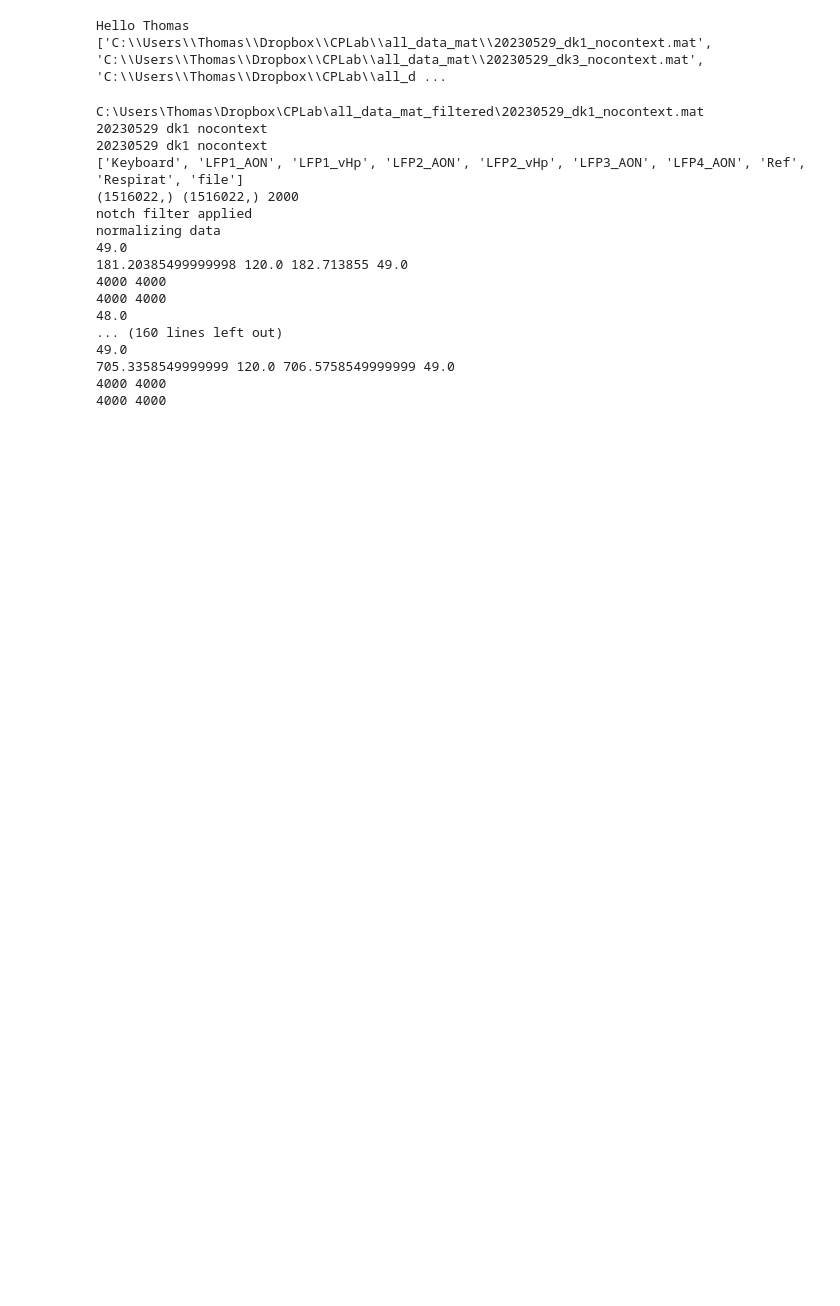
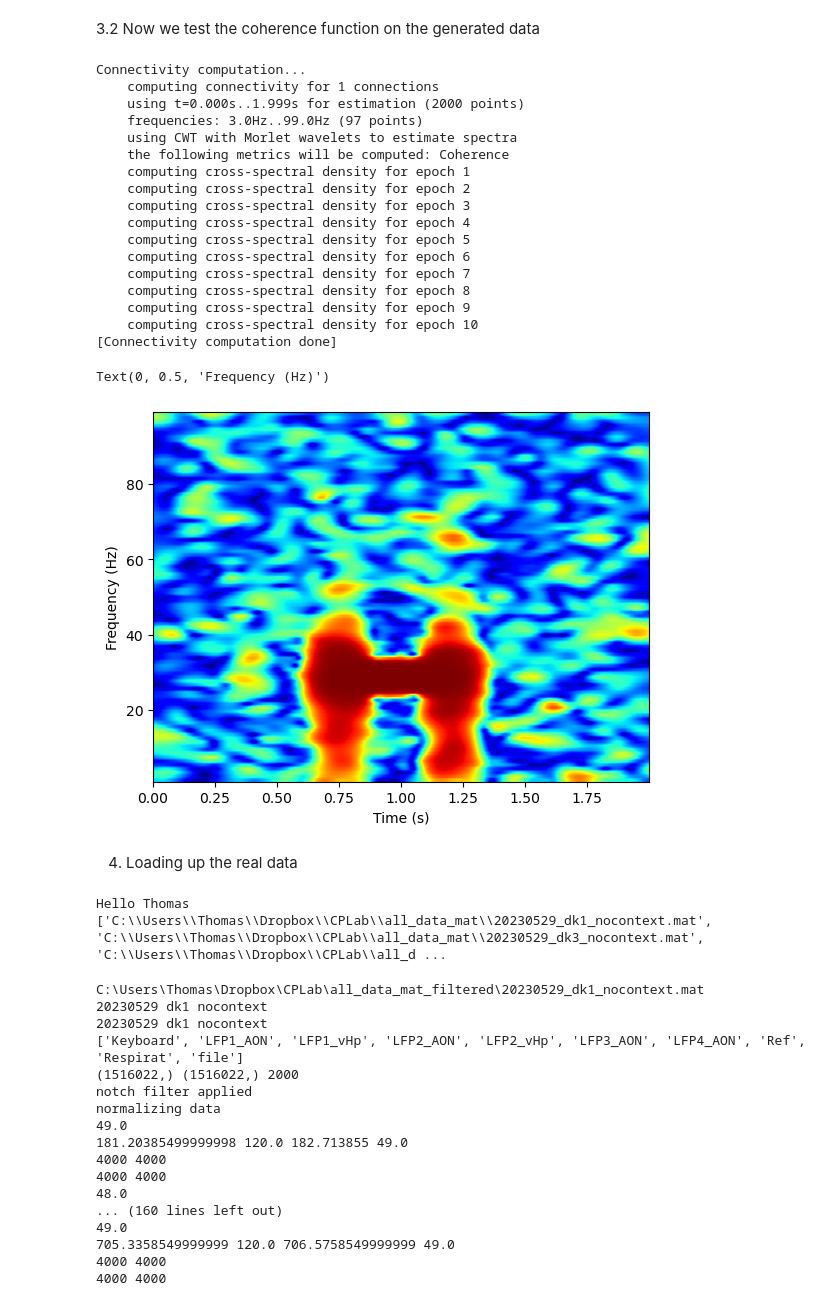
Before and after one commit to namanagrawal97/cpl_analysis_naman, a Jupyter notebook: 03_coherence_using_mne.ipynb, the cells around one changed output. Saved outputs shown, nothing was run; the diff lists cells and outputs as text; code cells hidden in the pictures; blank space fills up the shorter version.

```diff
--- a/03_coherence_using_mne.ipynb
+++ b/03_coherence_using_mne.ipynb
@@ -39,3 +67,40 @@ importlib.reload(spectrogram_plotting_functions)
+# %% [markdown]
+3.2 Now we test the coherence function on the generated data
+# %%
+freqs = np.arange(1,100)
+n_cycles = freqs/2
+con = mne_connectivity.spectral_connectivity_epochs(epochs, method='coh', sfreq=int(fs),
+                                                   mode='cwt_morlet', cwt_freqs=freqs,
+                                                   cwt_n_cycles=n_cycles, verbose=True,
+                                                   indices=(np.array([0]), np.array([1])))
+coh = con.get_data()
+
+plt.imshow(np.squeeze(coh), extent=[times[0], times[-1], freqs[0], freqs[-1]],
+           aspect='auto', origin='lower', cmap='jet')
+plt.xlabel('Time (s)')
+plt.ylabel('Frequency (Hz)')
+# %% [output]
+Connectivity computation...
+    computing connectivity for 1 connections
+    using t=0.000s..1.999s for estimation (2000 points)
+    frequencies: 3.0Hz..99.0Hz (97 points)
+    using CWT with Morlet wavelets to estimate spectra
+    the following metrics will be computed: Coherence
+    computing cross-spectral density for epoch 1
+    computing cross-spectral density for epoch 2
+    computing cross-spectral density for epoch 3
+    computing cross-spectral density for epoch 4
+    computing cross-spectral density for epoch 5
+    computing cross-spectral density for epoch 6
+    computing cross-spectral density for epoch 7
+    computing cross-spectral density for epoch 8
+    computing cross-spectral density for epoch 9
+    computing cross-spectral density for epoch 10
+[Connectivity computation done]
+Text(0, 0.5, 'Frequency (Hz)')
+[figure, added]
+# %% [markdown]
+4. Loading up the real data
 # %%
 
 user= (getpass.getuser())
```
Also changed, not shown: parts of 14 cells of this notebook.
